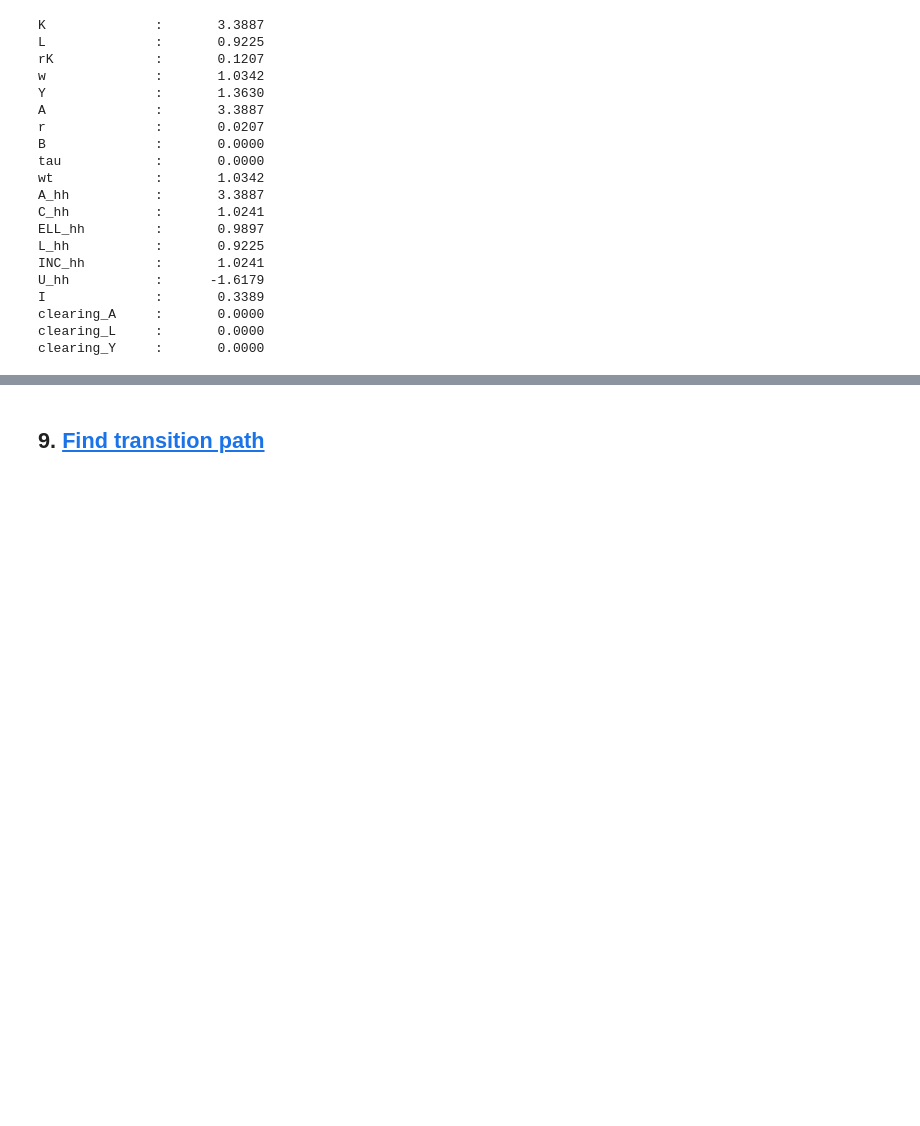
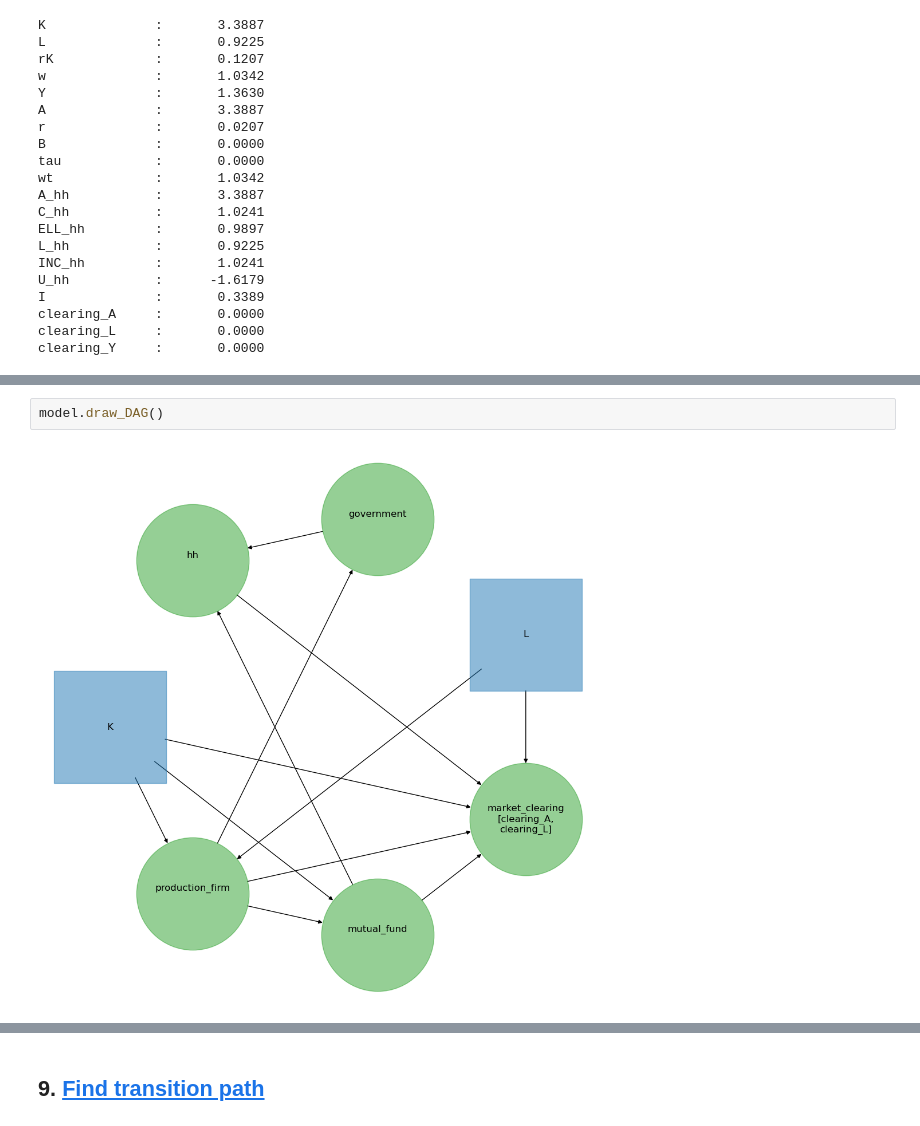
Before and after one commit to NumEconCopenhagen/AdvMacroHet, a Jupyter notebook: Assignments/Assignment_II/HANCWelfareModel.ipynb, the cells around one changed output, grey strips where cells are left out. Drawn from its saved outputs; the diff is of its cells as text; blank space fills up the shorter version.

```diff
--- a/Assignments/Assignment_II/HANCWelfareModel.ipynb
+++ b/Assignments/Assignment_II/HANCWelfareModel.ipynb
@@ -280,3 +285,7 @@ household problem solved along transition path in 1.0 secs
 household problem simulated along transition in 0.1 secs
 [figure]
+# %%
+model.draw_DAG()
+# %% [output]
+[figure, added]
 # %%
```
Also changed, not shown: parts of 10 cells of this notebook, 3 other files.
